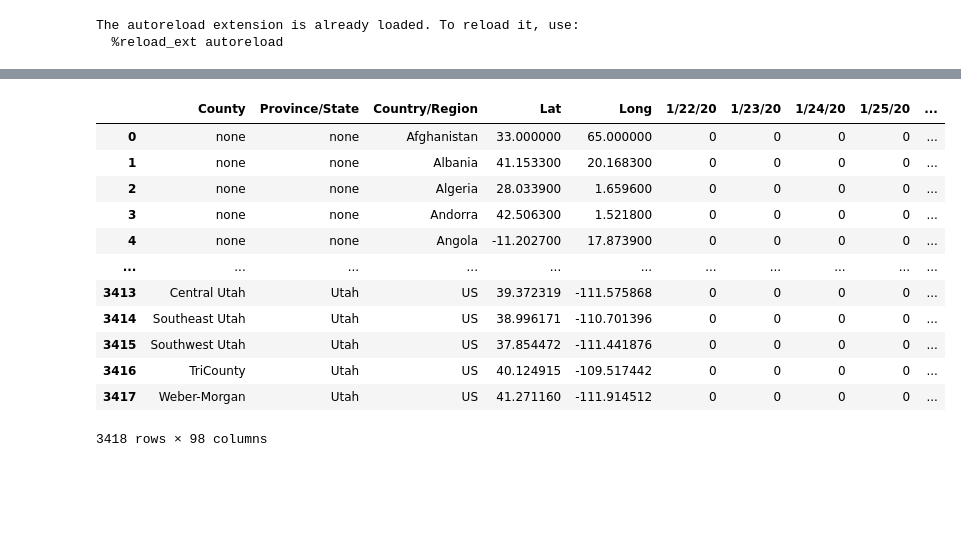
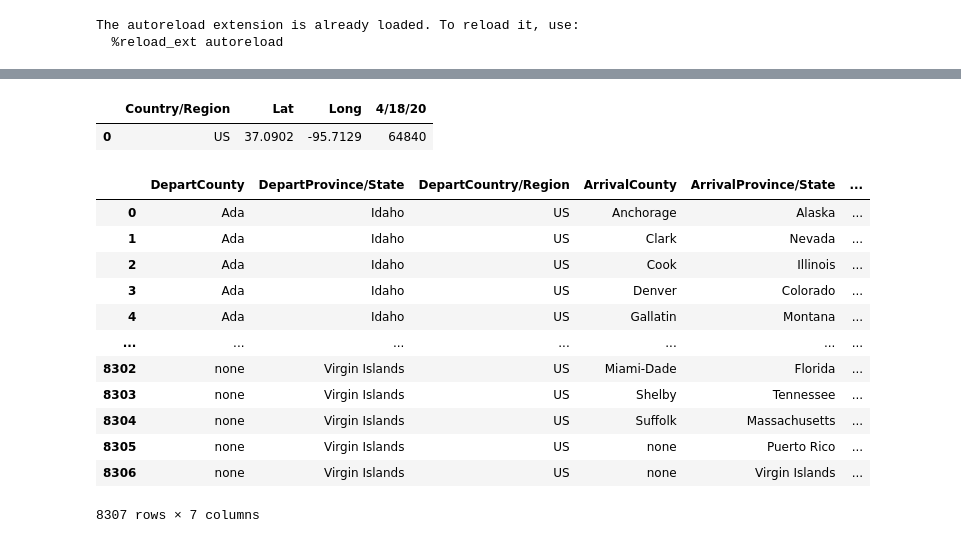
Before and after one commit to Ccamm/coronavirus_network, a Jupyter notebook: coronavirus_network.ipynb, the cells around one changed output, grey strips where cells are left out. Saved outputs shown, nothing was run; the diff lists cells and outputs as text; code cells hidden in the pictures; blank space fills up the shorter version.

```diff
--- a/coronavirus_network.ipynb
+++ b/coronavirus_network.ipynb
@@ -273,7 +273,7 @@ See the caveats in the documentation: https://pandas.pydata.org/pandas-docs/stab
 from covid_data import CovidData
 
 covid_data = CovidData()
-covid_cases, edges = covid_data.getData()
+covid_cases, edges = covid_data.getData(bin_region_column='country', country='US', specific_date='4/18/20')
 # %% [output]
 The autoreload extension is already loaded. To reload it, use:
   %reload_ext autoreload
@@ -296,16 +280,21 @@ edges.loc[edges['DepartCountry/Region'] == 'US']
 # %%
-covid_cases['confirmed']
+covid_cases['recovered']
 # %% [output]
-|  | County | Province/State | Country/Region | Lat | Long | 1/22/20 | 1/23/20 | 1/24/20 | 1/25/20 | ... |
-| 0 | none | none | Afghanistan | 33.000000 | 65.000000 | 0 | 0 | 0 | 0 | ... |
-| 1 | none | none | Albania | 41.153300 | 20.168300 | 0 | 0 | 0 | 0 | ... |
-| 2 | none | none | Algeria | 28.033900 | 1.659600 | 0 | 0 | 0 | 0 | ... |
-| 3 | none | none | Andorra | 42.506300 | 1.521800 | 0 | 0 | 0 | 0 | ... |
-| 4 | none | none | Angola | -11.202700 | 17.873900 | 0 | 0 | 0 | 0 | ... |
-| ... | ... | ... | ... | ... | ... | ... | ... | ... | ... | ... |
-| 3413 | Central Utah | Utah | US | 39.372319 | -111.575868 | 0 | 0 | 0 | 0 | ... |
-| 3414 | Southeast Utah | Utah | US | 38.996171 | -110.701396 | 0 | 0 | 0 | 0 | ... |
-| 3415 | Southwest Utah | Utah | US | 37.854472 | -111.441876 | 0 | 0 | 0 | 0 | ... |
-| 3416 | TriCounty | Utah | US | 40.124915 | -109.517442 | 0 | 0 | 0 | 0 | ... |
-| 3417 | Weber-Morgan | Utah | US | 41.271160 | -111.914512 | 0 | 0 | 0 | 0 | ... |
+|  | Country/Region | Lat | Long | 4/18/20 |
+| 0 | US | 37.0902 | -95.7129 | 64840 |
-3418 rows × 98 columns
+# %%
+edges
+# %% [output]
+|  | DepartCounty | DepartProvince/State | DepartCountry/Region | ArrivalCounty | ArrivalProvince/State | ... |
+| 0 | Ada | Idaho | US | Anchorage | Alaska | ... |
+| 1 | Ada | Idaho | US | Clark | Nevada | ... |
+| 2 | Ada | Idaho | US | Cook | Illinois | ... |
+| 3 | Ada | Idaho | US | Denver | Colorado | ... |
+| 4 | Ada | Idaho | US | Gallatin | Montana | ... |
+| ... | ... | ... | ... | ... | ... | ... |
+| 8302 | none | Virgin Islands | US | Miami-Dade | Florida | ... |
+| 8303 | none | Virgin Islands | US | Shelby | Tennessee | ... |
+| 8304 | none | Virgin Islands | US | Suffolk | Massachusetts | ... |
+| 8305 | none | Virgin Islands | US | none | Puerto Rico | ... |
+| 8306 | none | Virgin Islands | US | none | Virgin Islands | ... |
+8307 rows × 7 columns
```
Also changed, not shown: parts of 1 cell of this notebook, 2 other files.
